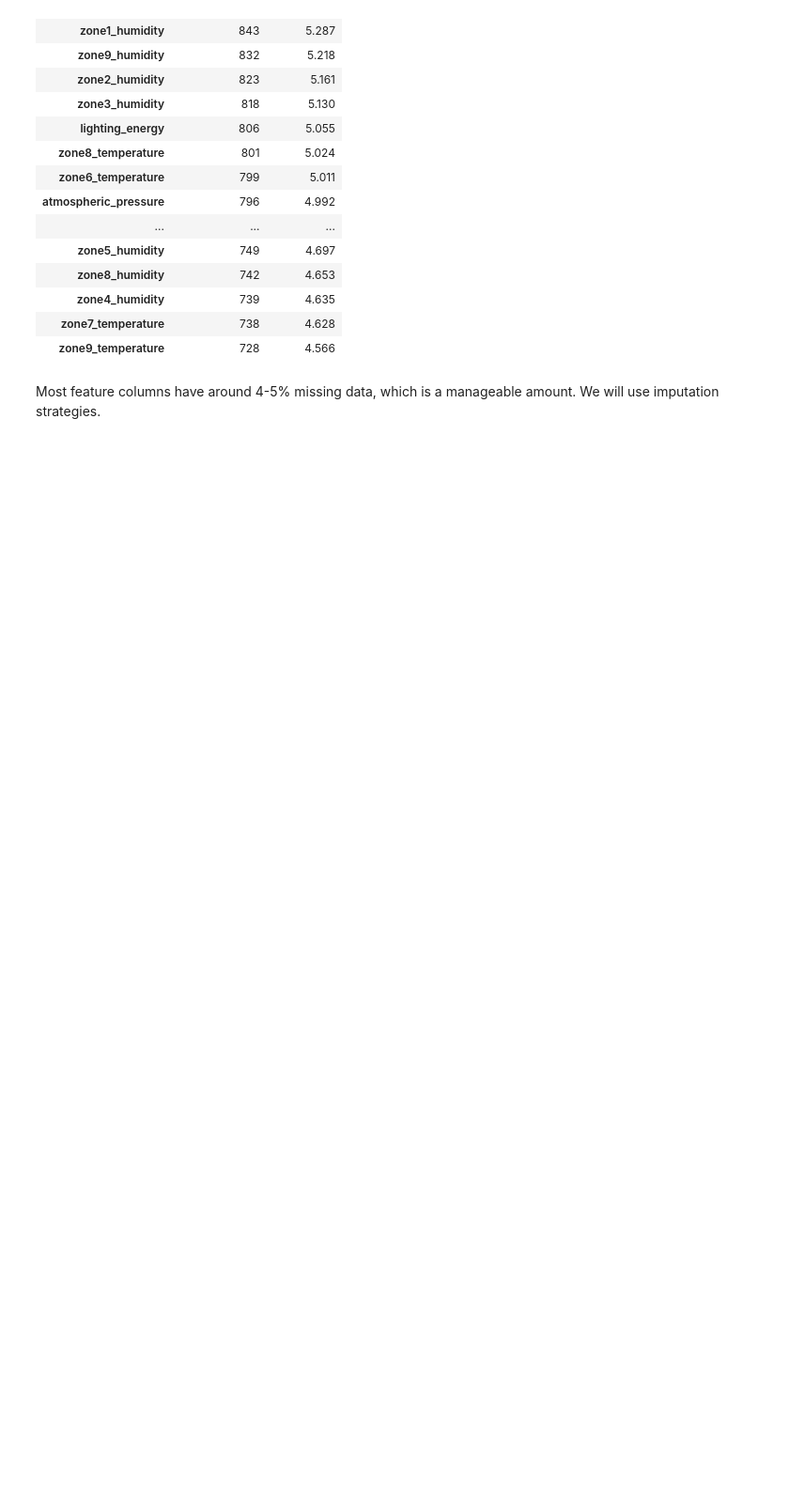
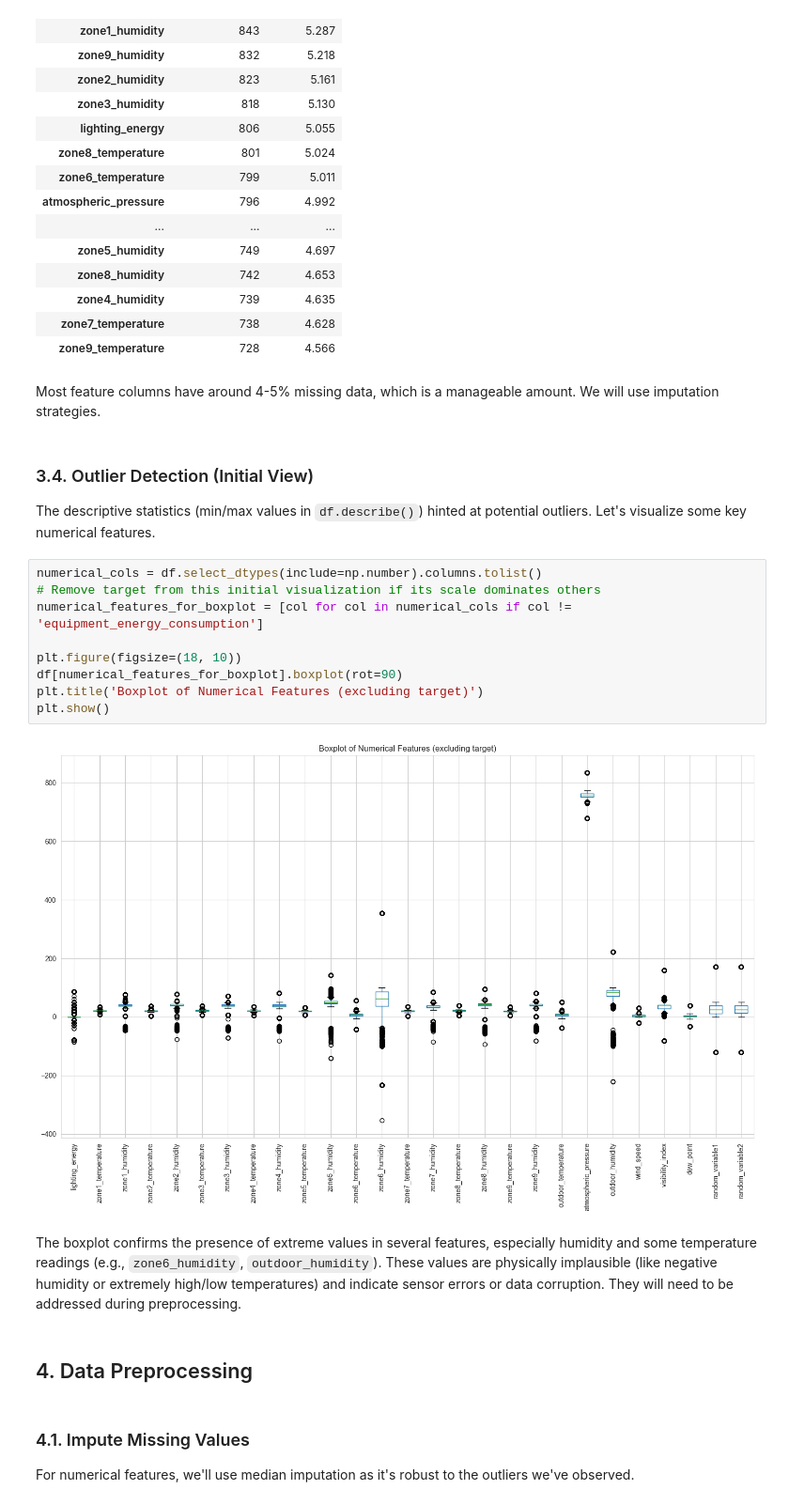
Before and after one commit to vaibhav7k/DS-Intern-Assignment-Vaibhav_Waghmare, a Jupyter notebook: SmartFactoryEnergyPrediction.ipynb, the cells around one changed output. Shown at 94% size. Cells and saved outputs as stored; diff of their text form; blank space fills up the shorter version.

Commit message:
Perform EDA - type conversions, initial missing value check, target distribution

```diff
--- a/SmartFactoryEnergyPrediction.ipynb
+++ b/SmartFactoryEnergyPrediction.ipynb
@@ -196,3 +196,24 @@ Missing values per column (after dropping target NaNs):
 | zone9_temperature | 728 | 4.566 |
 # %% [markdown]
 Most feature columns have around 4-5% missing data, which is a manageable amount. We will use imputation strategies.
+# %% [markdown]
+### 3.4. Outlier Detection (Initial View)
+The descriptive statistics (min/max values in `df.describe()`) hinted at potential outliers. Let's visualize some key numerical features.
+# %%
+numerical_cols = df.select_dtypes(include=np.number).columns.tolist()
+# Remove target from this initial visualization if its scale dominates others
+numerical_features_for_boxplot = [col for col in numerical_cols if col != 'equipment_energy_consumption']
+
+plt.figure(figsize=(18, 10))
+df[numerical_features_for_boxplot].boxplot(rot=90)
+plt.title('Boxplot of Numerical Features (excluding target)')
+plt.show()
+# %% [output]
+[figure, added]
+# %% [markdown]
+The boxplot confirms the presence of extreme values in several features, especially humidity and some temperature readings (e.g., `zone6_humidity`, `outdoor_humidity`). These values are physically implausible (like negative humidity or extremely high/low temperatures) and indicate sensor errors or data corruption. They will need to be addressed during preprocessing.
+# %% [markdown]
+## 4. Data Preprocessing
+# %% [markdown]
+### 4.1. Impute Missing Values
+For numerical features, we'll use median imputation as it's robust to the outliers we've observed.
```
Also changed, not shown: parts of 3 cells of this notebook.
